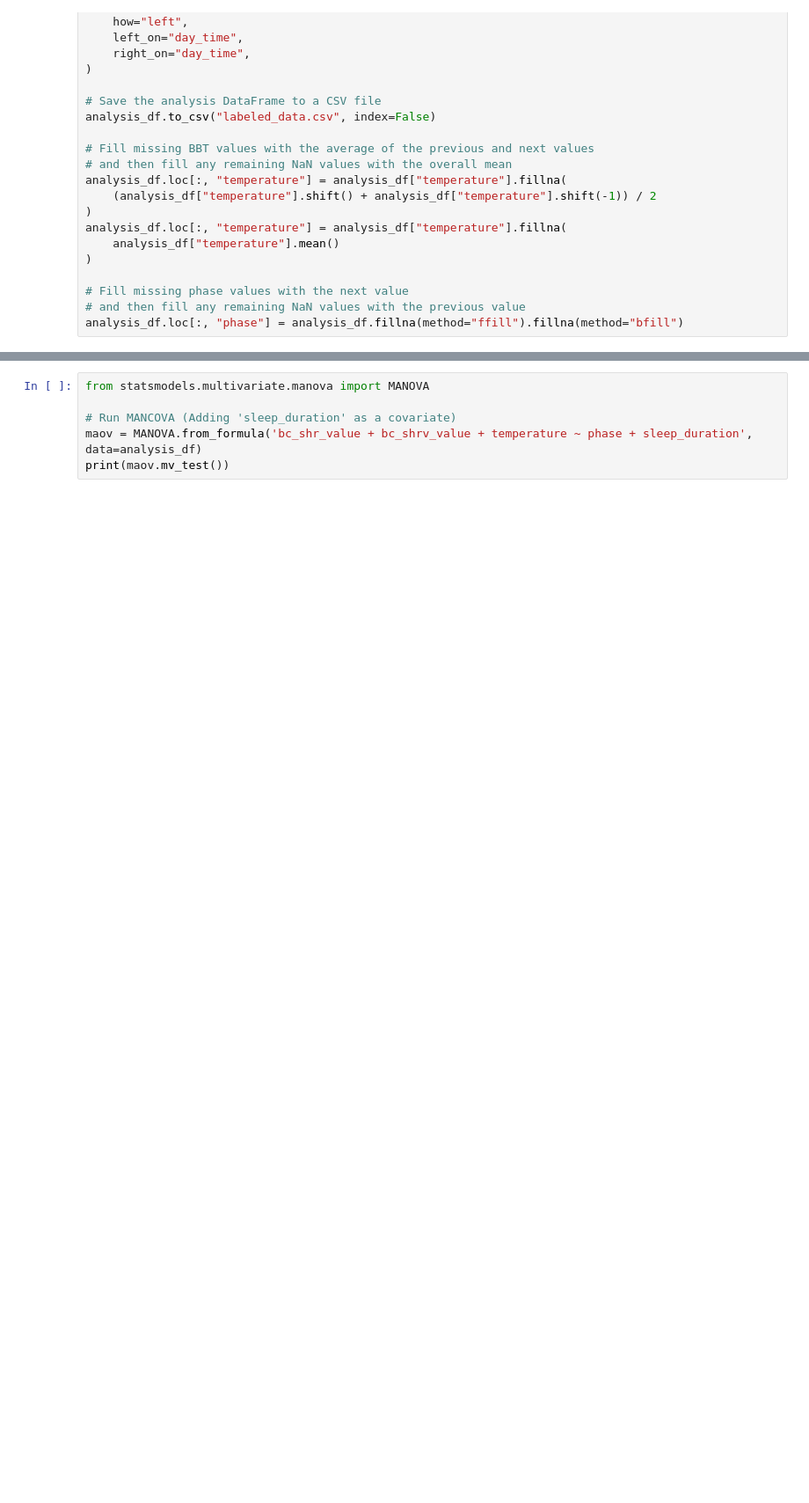
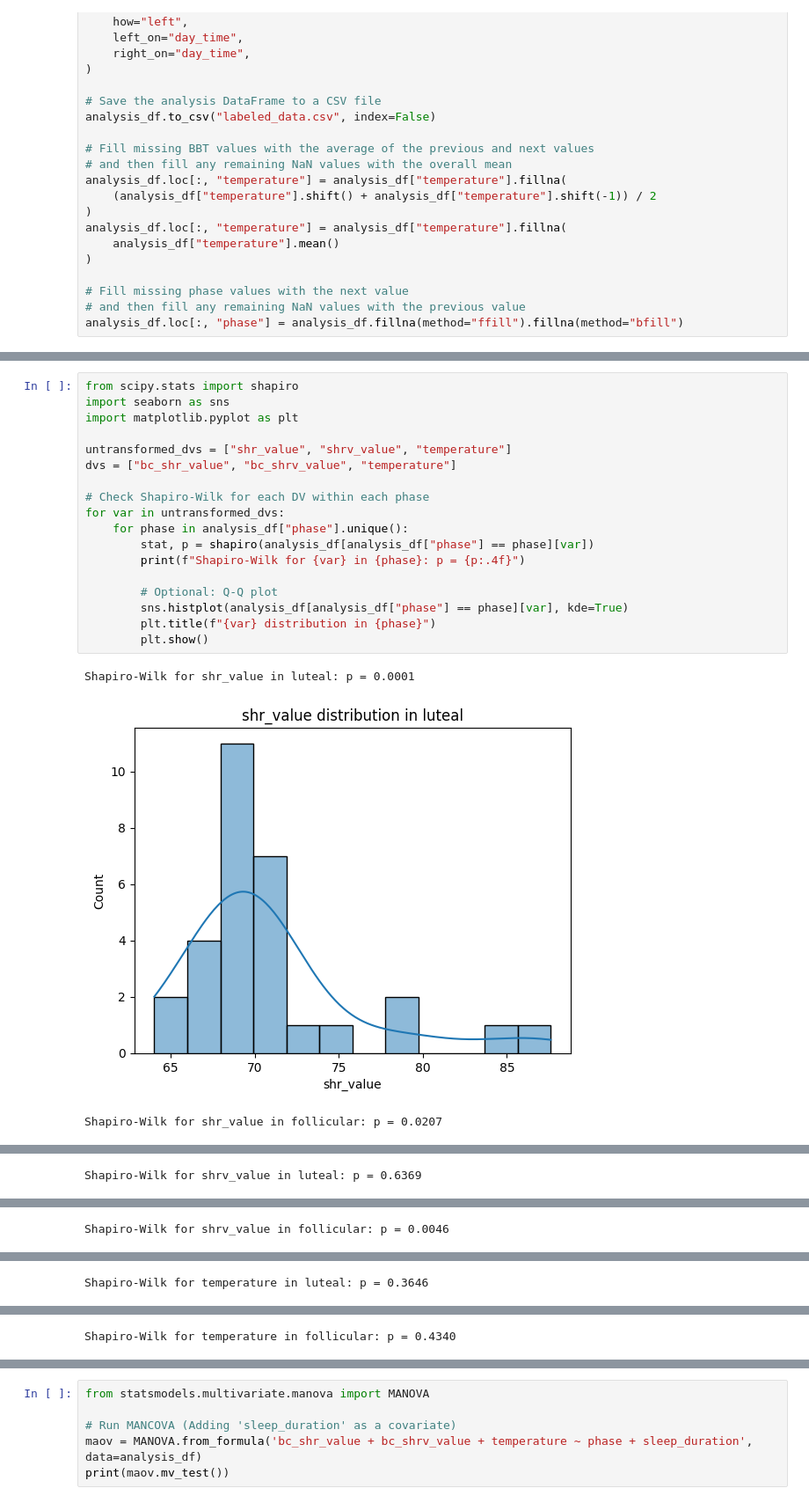
Before and after one commit to kyurikotpq/cycle-analysis, a Jupyter notebook: ovulation.ipynb, the cells around one changed output, grey strips where cells are left out. Shown at 88% size. Saved outputs shown, nothing was run; the diff lists cells and outputs as text; blank space fills up the shorter version.

```diff
--- a/ovulation.ipynb
+++ b/ovulation.ipynb
@@ -272,0 +317,22 @@ MAN(C)OVA assumes normality, but our HR and HRV values are not normally distribu
+# %%
+from scipy.stats import shapiro
+import seaborn as sns
+import matplotlib.pyplot as plt
+
+untransformed_dvs = ["shr_value", "shrv_value", "temperature"]
+dvs = ["bc_shr_value", "bc_shrv_value", "temperature"]
+
+# Check Shapiro-Wilk for each DV within each phase
+for var in untransformed_dvs:
+    for phase in analysis_df["phase"].unique():
+        stat, p = shapiro(analysis_df[analysis_df["phase"] == phase][var])
+        print(f"Shapiro-Wilk for {var} in {phase}: p = {p:.4f}")
+
+        # Optional: Q-Q plot
+        sns.histplot(analysis_df[analysis_df["phase"] == phase][var], kde=True)
+        plt.title(f"{var} distribution in {phase}")
+        plt.show()
+# %% [output]
+Shapiro-Wilk for shr_value in luteal: p = 0.0001
+[figure, added]
+Shapiro-Wilk for shr_value in follicular: p = 0.0207
@@ -272,0 +340 @@ MAN(C)OVA assumes normality, but our HR and HRV values are not normally distribu
+Shapiro-Wilk for shrv_value in luteal: p = 0.6369
@@ -272,0 +342 @@ MAN(C)OVA assumes normality, but our HR and HRV values are not normally distribu
+Shapiro-Wilk for shrv_value in follicular: p = 0.0046
@@ -272,0 +344 @@ MAN(C)OVA assumes normality, but our HR and HRV values are not normally distribu
+Shapiro-Wilk for temperature in luteal: p = 0.3646
@@ -272,0 +346 @@ MAN(C)OVA assumes normality, but our HR and HRV values are not normally distribu
+Shapiro-Wilk for temperature in follicular: p = 0.4340
```
Also changed, not shown: parts of 23 cells of this notebook, 1 other file.
